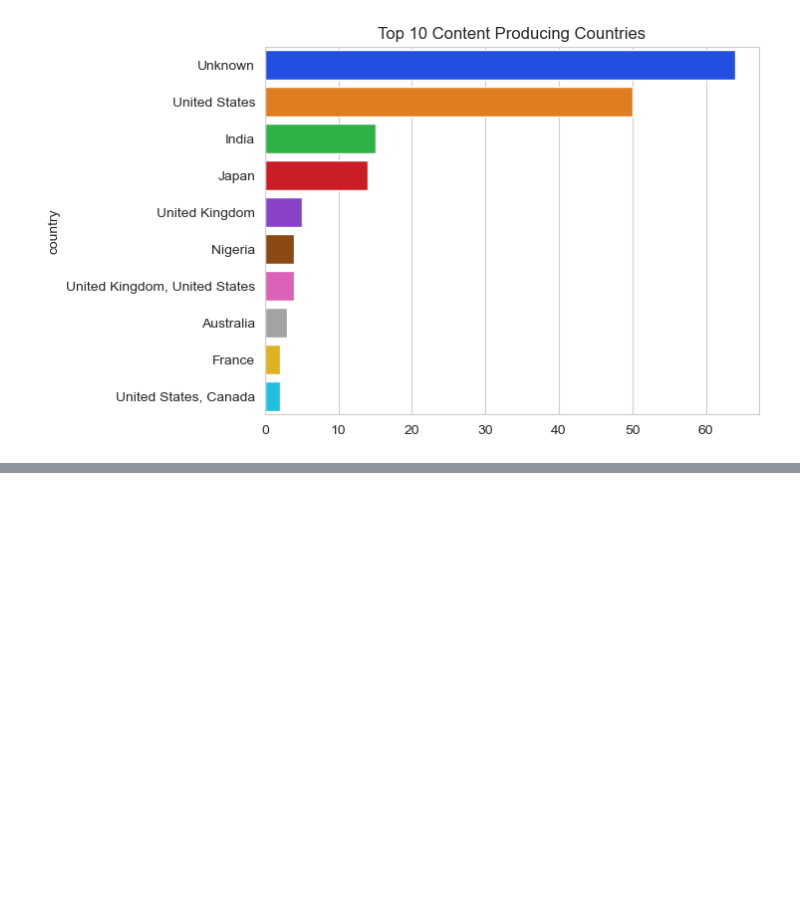
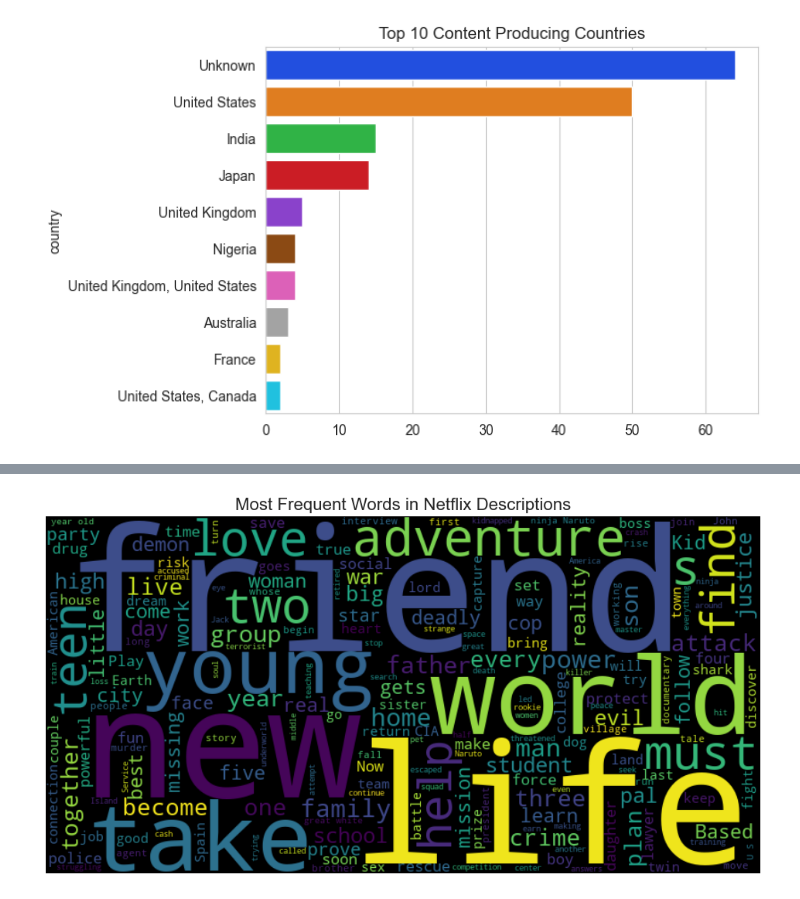
Before and after one commit to ayushhkr/netflix_analysis, a Jupyter notebook: netflixanalysis.ipynb, the cells around one changed output, grey strips where cells are left out. Saved outputs shown, nothing was run; the diff lists cells and outputs as text; code cells hidden in the pictures; blank space fills up the shorter version.

Commit message:
Add wordcloud of most frequent words in Netflix descriptions

```diff
--- a/netflixanalysis.ipynb
+++ b/netflixanalysis.ipynb
@@ -119,3 +119,25 @@ fig = px.choropleth(country_data,
                     title="Netflix Content by Country",
                     color_continuous_scale="reds")
 fig.show()
+# %%
+
+from wordcloud import WordCloud, STOPWORDS
+import matplotlib.pyplot as plt
+
+text = " ".join(desc for desc in df['description'].dropna())
+
+stopwords = set(STOPWORDS)
+stopwords.update(['Netflix', 'film', 'series', 'show'])
+
+wordcloud = WordCloud(width=800, height=400, background_color='black',
+                      stopwords=stopwords, colormap='viridis',
+                      max_words=200).generate(text)
+
+plt.figure(figsize=(12,6))
+plt.imshow(wordcloud, interpolation='bilinear')
+plt.axis('off')
+plt.title("Most Frequent Words in Netflix Descriptions", fontsize=16)
+plt.savefig("Top 10 Most Frequent Words in Netflix.png", dpi=300, bbox_inches='tight')
+plt.show()
+# %% [output]
+[figure, added]
```
Also changed, not shown: parts of 2 cells of this notebook, 1 other file.
